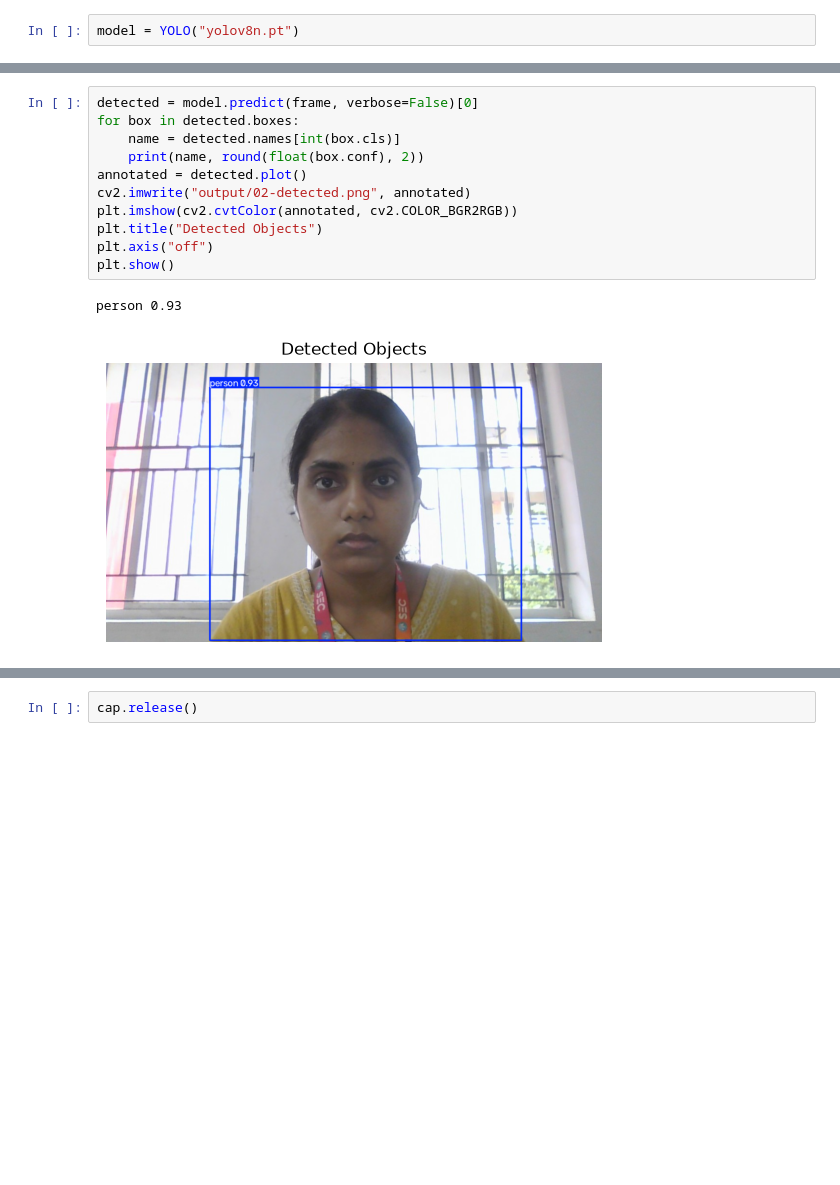
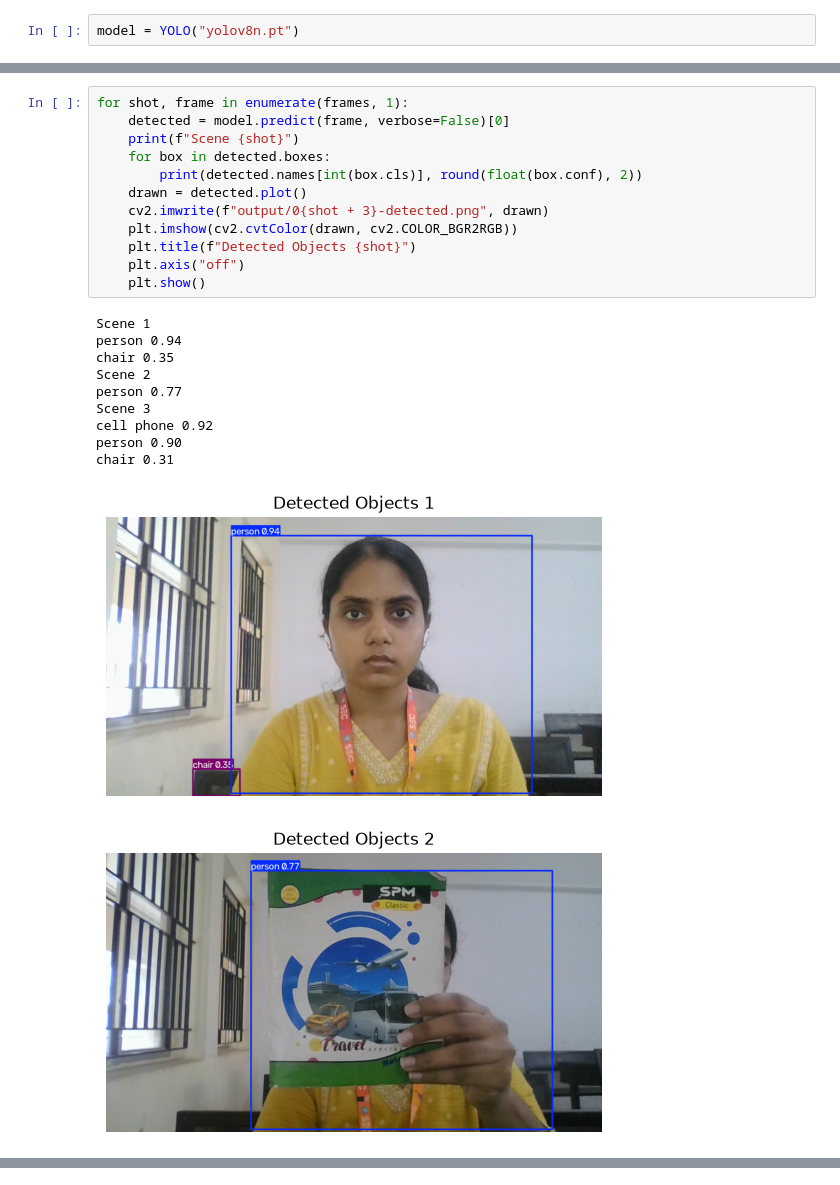
Before and after one commit to Ramithachowdary/YOLOv8-Laptop-Camera-Object-Detection, a Jupyter notebook: WS-02.ipynb, the cells around one changed output, grey strips where cells are left out. Cells and saved outputs as stored; diff of their text form; blank space fills up the shorter version.

Commit message:
added the three scenes

```diff
--- a/WS-02.ipynb
+++ b/WS-02.ipynb
@@ -28,14 +34,24 @@ plt.show()
 # %%
-detected = model.predict(frame, verbose=False)[0]
-for box in detected.boxes:
-    name = detected.names[int(box.cls)]
-    print(name, round(float(box.conf), 2))
-annotated = detected.plot()
-cv2.imwrite("output/02-detected.png", annotated)
-plt.imshow(cv2.cvtColor(annotated, cv2.COLOR_BGR2RGB))
-plt.title("Detected Objects")
-plt.axis("off")
-plt.show()
+for shot, frame in enumerate(frames, 1):
+    detected = model.predict(frame, verbose=False)[0]
+    print(f"Scene {shot}")
+    for box in detected.boxes:
+        print(detected.names[int(box.cls)], round(float(box.conf), 2))
+    drawn = detected.plot()
+    cv2.imwrite(f"output/0{shot + 3}-detected.png", drawn)
+    plt.imshow(cv2.cvtColor(drawn, cv2.COLOR_BGR2RGB))
+    plt.title(f"Detected Objects {shot}")
+    plt.axis("off")
+    plt.show()
 # %% [output]
-person 0.93
+Scene 1
+person 0.94
+chair 0.35
+Scene 2
+person 0.77
+Scene 3
+cell phone 0.92
+person 0.90
+chair 0.31
-[figure, old version]
+[figure, new version]
+[figure, added]
@@ -42,2 +58,0 @@ person 0.93
-# %%
-cap.release()
```
Also changed, not shown: parts of 2 cells of this notebook, 8 other files.
